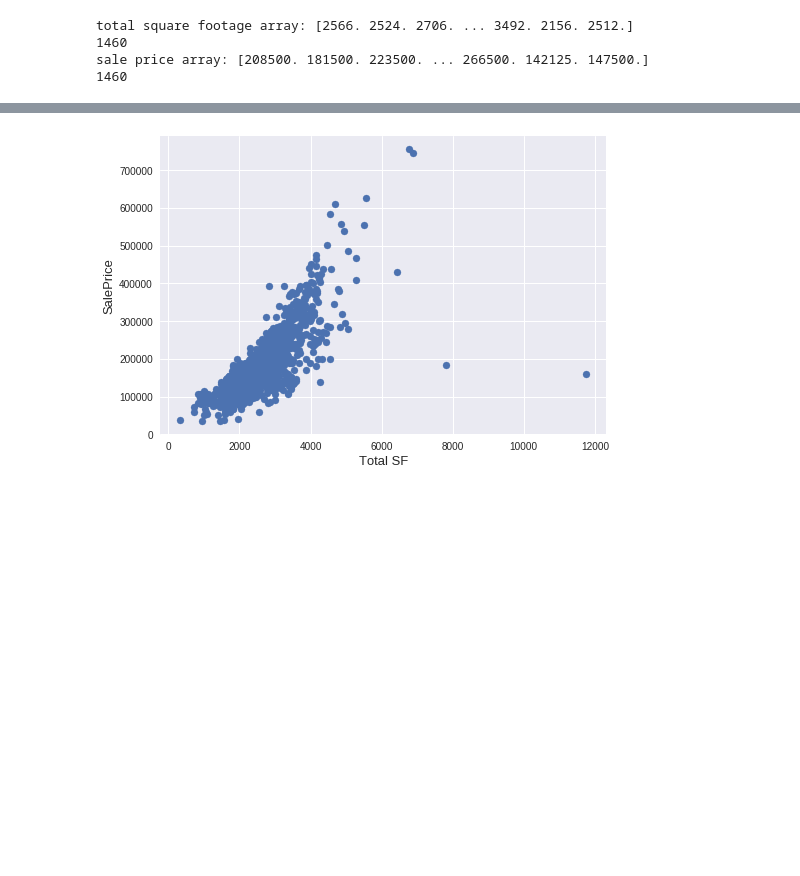
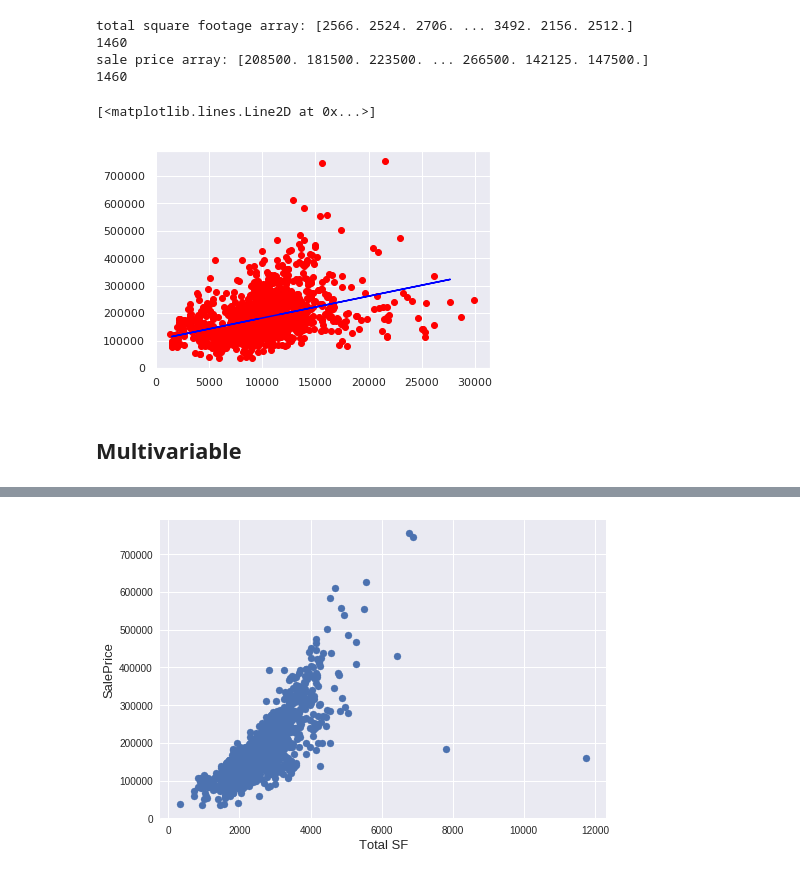
Before and after one commit to olibel270/Workshop1JupyterNote, a Jupyter notebook: kernel.ipynb, the cells around one changed output, grey strips where cells are left out. Cells and saved outputs as stored; diff of their text form; code cells hidden in the pictures; blank space fills up the shorter version.

```diff
--- a/kernel.ipynb
+++ b/kernel.ipynb
@@ -531,3 +531,34 @@ total square footage array: [2566. 2524. 2706. ... 3492. 2156. 2512.]
 1460
 sale price array: [208500. 181500. 223500. ... 266500. 142125. 147500.]
 1460
+# %%
+from sklearn import linear_model
+import matplotlib.pyplot as plt
+
+model = linear_model.LinearRegression()
+# import Dataset to play with it
+train = pd.read_csv('dataset/train.csv')
+test= pd.read_csv('dataset/test.csv')
+
+train = train[train['LotArea'] < 30000]
+test = test[test['LotArea'] < 30000]
+
+X_train = train['LotArea']
+X_train = X_train.values.reshape(-1, 1)
+
+Y_train = train['SalePrice']
+Y_train = Y_train.values.reshape(-1, 1)
+
+X_test = test['LotArea']
+X_test = X_test.values.reshape(-1, 1)
+
+model.fit(X_train, Y_train)
+pred = model.predict(X_test)
+
+plt.scatter(X_train, Y_train, color='red')
+plt.plot(X_test, pred, color='blue')
+# %% [output]
+[<matplotlib.lines.Line2D at 0x...>]
+[figure, added]
+# %% [markdown]
+## Multivariable
```
Also changed, not shown: parts of 4 cells of this notebook.
